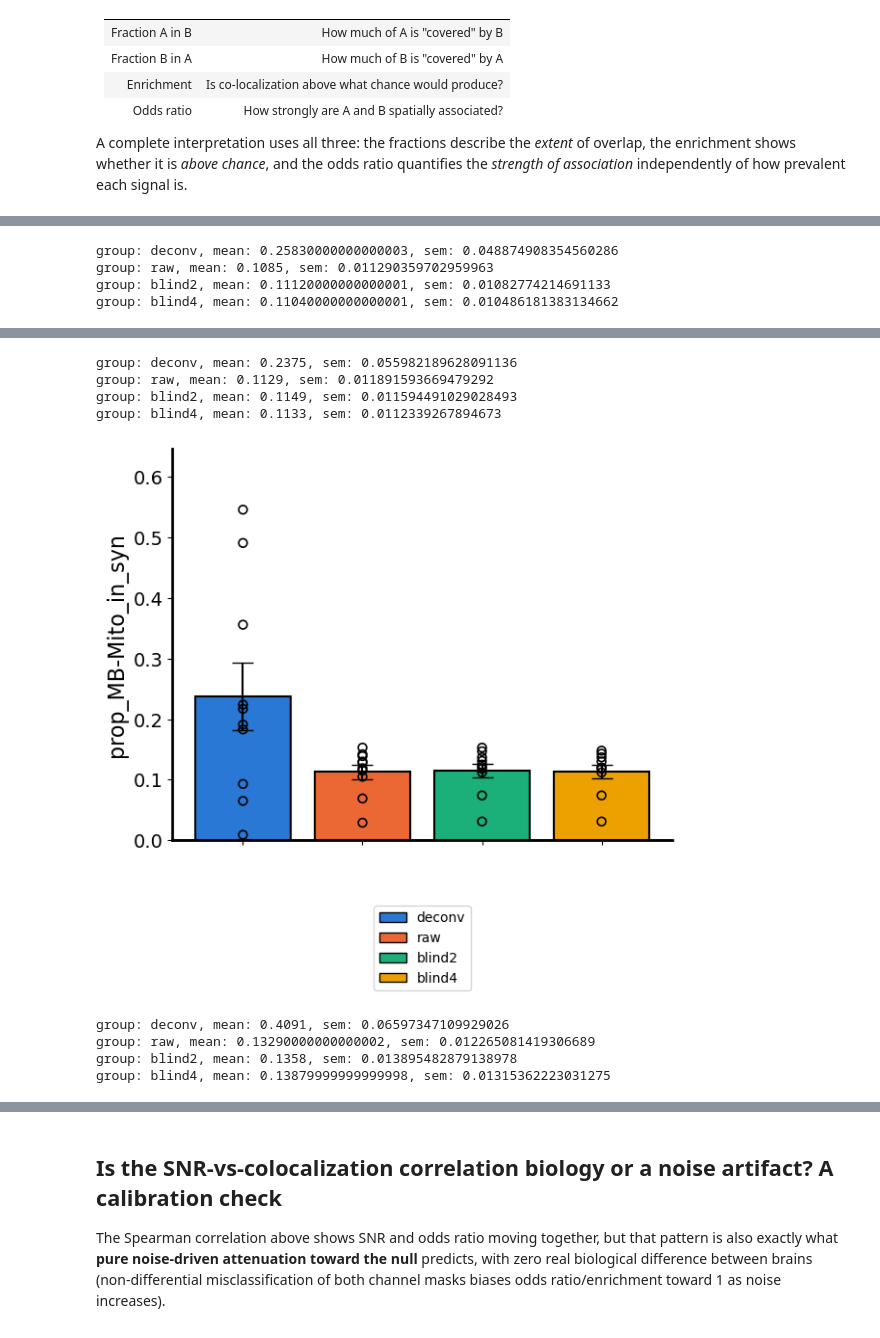
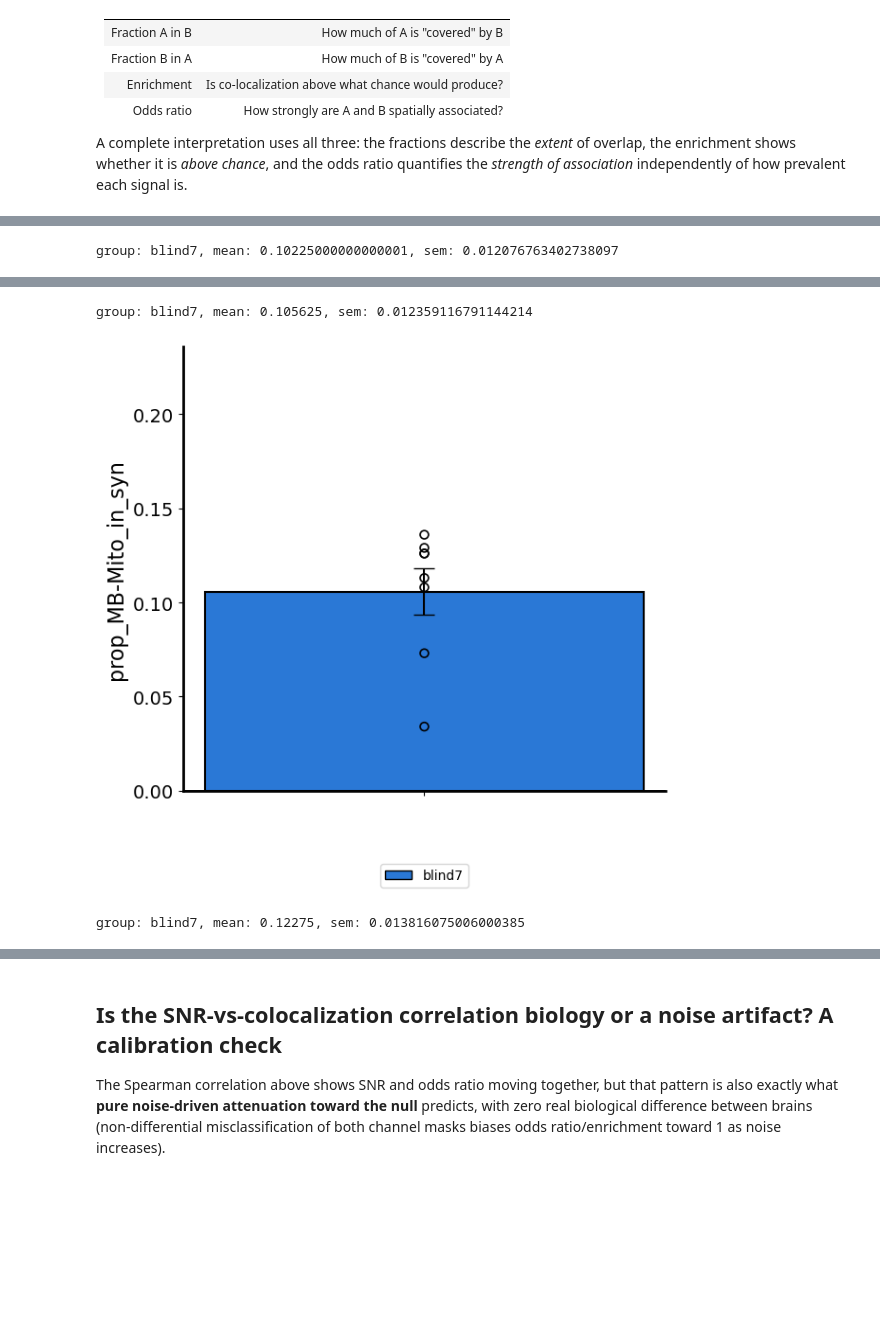
Before and after one commit to gmalagonv/confocal, a Jupyter notebook: analysis_notebooks/26_06_05_gerardo_all.ipynb, the cells around one changed output, grey strips where cells are left out. Drawn from its saved outputs; the diff is of its cells as text; code cells hidden in the pictures; blank space fills up the shorter version.

Commit message:
more metrics in the colocalization

```diff
--- a/analysis_notebooks/26_06_05_gerardo_all.ipynb
+++ b/analysis_notebooks/26_06_05_gerardo_all.ipynb
@@ -42,6 +42,8 @@ home = home + 'data/confocal/'
 date = '2026_06_05'
 user = 'Carmina'
 info = describe_acquisition( home + date + '_' + user + '/Project.lif')
+
+path_2save = home + date + '_' + user
 # %% [output]
 ══════════════════════════════════════════════════════════════
 Scene 0: dec02_5x_brain1alphaprime_L
@@ -354,14 +386,18 @@ saved /home/gerard/data/confocal/2026_06_05_Carmina/series_9/channel_2/2026_06_0
 # %% [markdown]
 ## store results to do not have to run the whole thing again:
 # %%
-path_results = home + date + '_' + user + '/results.pkl' #'/media/data/connectome/KC/some_results/lists_results.pkl'
+
+#all_results = [results_deconv, results_deconv_blind_iter2, results_deconv_blind_iter4, results_deconv_blind_iter6, results_deconv_blind_iter10]
+
+
+path_results = home + date + '_' + user + '/results_deconv_blind_iter7.pkl' #'/media/data/connectome/KC/some_results/lists_results.pkl'
 with open(path_results, 'wb') as f:
-    pickle.dump(results, f)
+    pickle.dump(results_deconv_blind_iter7, f)
 # %% [markdown]
 ## load the results:
 # %%
-path_results = home + date + '_' + user + '/results.pkl' #'/media/data/connectome/KC/some_results/lists_results.pkl'
+path_results = home + date + '_' + user + '/results_deconv_blind_iter7.pkl' #'/media/data/connectome/KC/some_results/lists_results.pkl'
 #name_lists_results ='/media/data/connectome/KC/some_results/lists_results.pkl'
 with open(path_results, 'rb') as f:
-    results = pickle.load(f)
+    results_deconv_blind_iter7 = pickle.load(f)
 # %%
@@ -441,9 +475,16 @@ names_list = list(info.keys())
 # %%
-df_deconv = compute_colocalization(results_deconv, series_list, names_list, raw=False, deconv_iter=2, export=False)
-df_raw = compute_colocalization(results_deconv, series_list, names_list, raw=True, deconv_iter=2, export=False)
-df_deconv_blind2 = compute_colocalization(results_deconv_blind_iter2, series_list, names_list, raw=False, deconv_iter=2, export=False)
-df_deconv_blind4 = compute_colocalization(results_deconv_blind_iter4, series_list, names_list, raw=False, deconv_iter=4, export=False)
+names_list = list(info.keys())
+series_list = list(range(len(info.keys())))# [0]#
+
+
+# df_deconv = compute_colocalization(results_deconv, series_list, names_list, raw=False, deconv_iter=2, export=False)
+# df_raw = compute_colocalization(results_deconv, series_list, names_list, raw=True, deconv_iter=2, export=False)
+# df_deconv_blind2 = compute_colocalization(results_deconv_blind_iter2, series_list, names_list, raw=False, deconv_iter=2, export=False)
+# df_deconv_blind4 = compute_colocalization(results_deconv_blind_iter4, series_list, names_list, raw=False, deconv_iter=4, export=False)
 # df_deconv_blind6 = compute_colocalization(results_deconv_blind_iter6, series_list, names_list, raw=False, deconv_iter=6, export=False)
+df_deconv_blind7 = compute_colocalization(results_deconv_blind_iter7, series_list, names_list, path_2save,raw=False, deconv_iter=7, export=True)
+# df_deconv_blind8 = compute_colocalization(results_deconv_blind_iter8, series_list, names_list, raw=False, deconv_iter=8, export=False)
+# df_deconv_blind9 = compute_colocalization(results_deconv_blind_iter9, series_list, names_list, raw=False, deconv_iter=9, export=False)
 # df_deconv_blind10 = compute_colocalization(results_deconv_blind_iter10, series_list, names_list, raw=False, deconv_iter=10, export=False)
-# df_deconv_blind20 = compute_colocalization(results_deconv_blind_iter20, series_list, names_list, raw=False, deconv_iter=20, export=False)
+#df_deconv_blind20 = compute_colocalization(results_deconv_blind_iter20, series_list, names_list, raw=False, deconv_iter=20, export=False)
 # %% [output]
@@ -469,14 +514,16 @@ categorical_colors = [
 
 
 column_list = ['prop_MB-HSP_in_syn', 'prop_MB-Mito_in_syn', 'MB_syn_fraction of HSP in Mito']
-rows2include = []
+rows2include = [0,1]
 
 dfs = {
-    'deconv': df_deconv,
-    'raw': df_raw,
-    'blind2': df_deconv_blind2,
-    'blind4': df_deconv_blind4,
+    # 'deconv': df_deconv,
+    # 'raw': df_raw,
+    # 'blind2': df_deconv_blind2,
+    # 'blind4': df_deconv_blind4,
     # 'blind6': df_deconv_blind6,
+    'blind7': df_deconv_blind7,
+
     # 'blind10': df_deconv_blind10,
     # 'blind20': df_deconv_blind20,
 }
@@ -488,12 +535,9 @@ for col in column_list:
         new_df_dict[df_k] = dfs[df_k][col]
 
     new_df = pd.concat(new_df_dict, axis=1)
-    #new_df = new_df.iloc[0:8]
+    new_df = new_df.iloc[0:8]
 
     #print(new_df.head())
     fast_plotter(list(dfs.keys()), df= new_df, ylabel=col, bar_color=categorical_colors[:len(list(dfs.keys()))],  quietStats=True, figsize=(6,6), legend=True)
 # %% [output]
-group: deconv, mean: 0.25830000000000003, sem: 0.048874908354560286
-group: raw, mean: 0.1085, sem: 0.011290359702959963
-group: blind2, mean: 0.11120000000000001, sem: 0.01082774214691133
-group: blind4, mean: 0.11040000000000001, sem: 0.010486181383134662
+group: blind7, mean: 0.10225000000000001, sem: 0.012076763402738097
@@ -501,9 +545,3 @@ group: blind4, mean: 0.11040000000000001, sem: 0.010486181383134662
-group: deconv, mean: 0.2375, sem: 0.055982189628091136
-group: raw, mean: 0.1129, sem: 0.011891593669479292
-group: blind2, mean: 0.1149, sem: 0.011594491029028493
-group: blind4, mean: 0.1133, sem: 0.0112339267894673
+group: blind7, mean: 0.105625, sem: 0.012359116791144214
-[figure, old version]
+[figure, new version]
-group: deconv, mean: 0.4091, sem: 0.06597347109929026
-group: raw, mean: 0.13290000000000002, sem: 0.012265081419306689
-group: blind2, mean: 0.1358, sem: 0.013895482879138978
-group: blind4, mean: 0.13879999999999998, sem: 0.01315362223031275
+group: blind7, mean: 0.12275, sem: 0.013816075006000385
```
Also changed, not shown: parts of 9 cells of this notebook, 5 other files.
